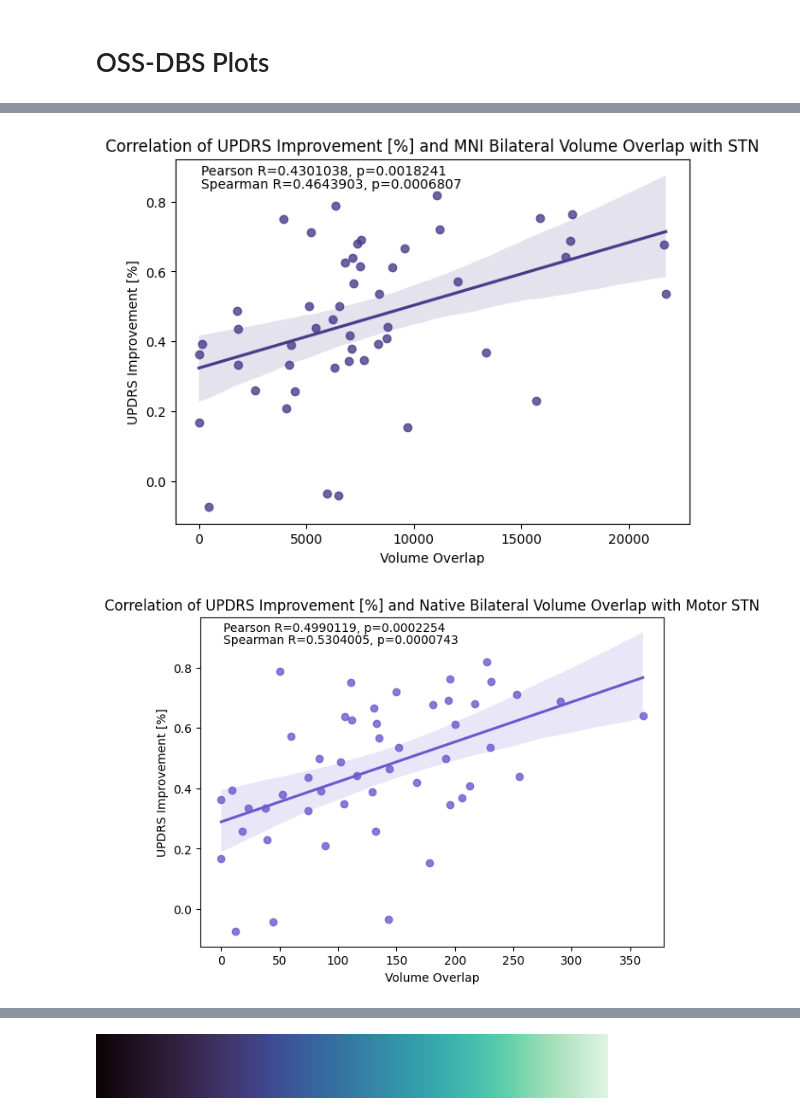
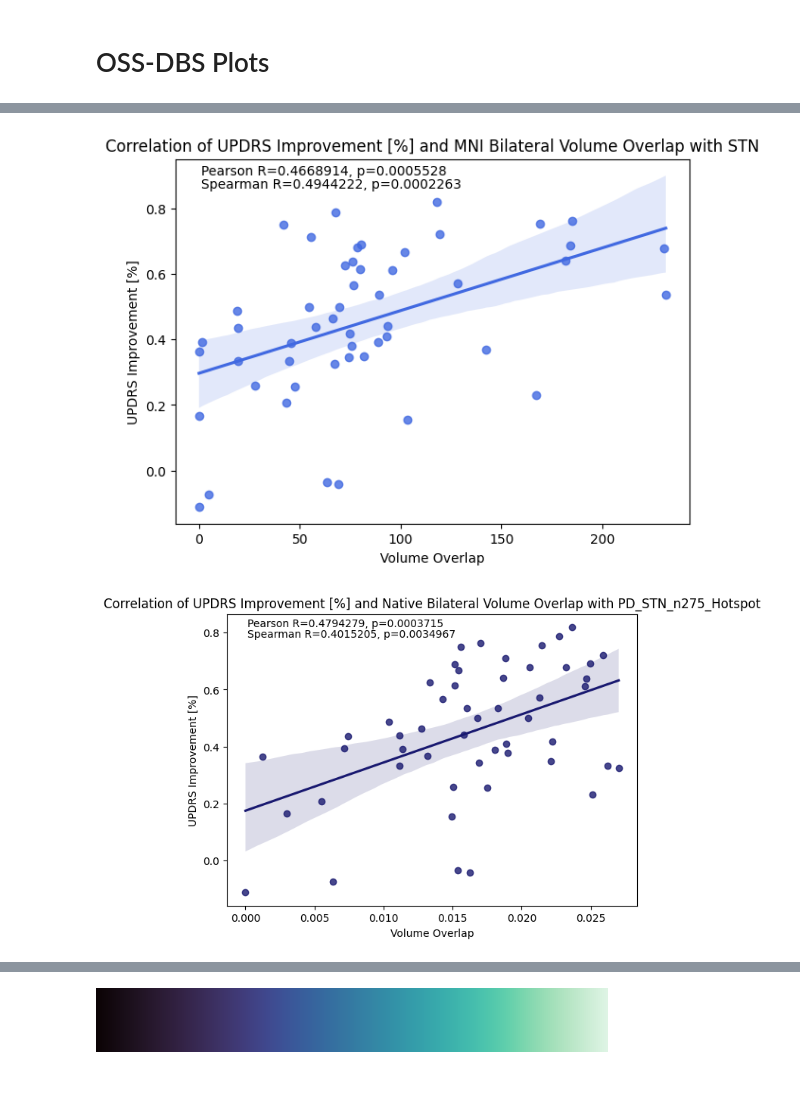
Before and after one commit to jpijar/BWH_MGH, a Jupyter notebook: Berlin51.ipynb, the cells around one changed output, grey strips where cells are left out. Cells and saved outputs as stored; diff of their text form; code cells hidden in the pictures; blank space fills up the shorter version.

Commit message:
Volume Overlaps

```diff
--- a/Berlin51.ipynb
+++ b/Berlin51.ipynb
@@ -316,47 +190,29 @@ Passing `palette` without assigning `hue` is deprecated and will be removed in v
-# %%
-#get r and p values for overlaps
-def r_p(vol_overlap_col):
-    df = pd.read_csv('/Volumes/Cingulate/Native&MNI_Overlaps/Berlin51/OSS-DBS_Berlin51_Overlap.csv')
-    pearson_r, pearson_p = pearsonr(df['UPDRS_Improvement_Perc'],df[vol_overlap_col])
-    spearman_r, spearman_p = spearmanr(df['UPDRS_Improvement_Perc'],df[vol_overlap_col])
-    return pearson_r, pearson_p, spearman_r, spearman_p
-
-native_stn_pearson_r,native_stn_pearson_p,native_stn_spearman_r,native_stn_spearman_p = r_p('Native_STN_Bi_Volume_Overlap')
-native2mni_stn_pearson_r,native2mni_stn_pearson_p,native2mni_stn_spearman_r,native2mni_stn_spearman_p = r_p('Native2MNI_STN_Bi_Volume_Overlap')
-mni_stn_pearson_r,mni_stn_pearson_p,mni_stn_spearman_r,mni_stn_spearman_p = r_p('MNI_STN_Bi_Volume_Overlap')
-
-native_motor_stn_pearson_r,native_motor_stn_pearson_p,native_motor_stn_spearman_r,native_motor_stn_spearman_p = r_p('Native_Motor_STN_Bi_Volume_Overlap')
-native2mni_motor_stn_pearson_r,native2mni_motor_stn_pearson_p,native2mni_motor_stn_spearman_r,native2mni_motor_stn_spearman_p = r_p('Native2MNI_Motor_STN_Bi_Volume_Overlap')
-mni_motor_stn_pearson_r,mni_motor_stn_pearson_p,mni_motor_stn_spearman_r,mni_motor_stn_spearman_p = r_p('MNI_Motor_STN_Bi_Volume_Overlap')
-
-native_pd_pearson_r,native_pd_pearson_p,native_pd_spearman_r,native_pd_spearman_p = r_p('Native_PD_STN_n275_Hotspot_Bi_Volume_Overlap')
-native2mni_pd_pearson_r,native2mni_pd_pearson_p,native2mni_pd_spearman_r,native2mni_pd_spearman_p = r_p('Native2MNI_PD_STN_n275_Hotspot_Bi_Volume_Overlap')
-mni_pd_pearson_r,mni_pd_pearson_p,mni_pd_spearman_r,mni_pd_spearman_p = r_p('MNI_PD_STN_n275_Hotspot_Bi_Volume_Overlap')
 # %%
-#correlation plots
+#oss-dbs
+df = pd.read_csv('/Volumes/Cingulate/NativeMNI_Overlaps/Berlin51/CSV/OSS-DBS_Berlin51_Overlap copy.csv')
+regions = ['STN','PD_STN_n275_Hotspot']
+
+def r_p(vol_overlap_col):
+    pearson_r, pearson_p = pearsonr(df['UPDRS_Improvement_Perc'],df[vol_overlap_col])
+    spearman_r, spearman_p = spearmanr(df['UPDRS_Improvement_Perc'],df[vol_overlap_col])
+    return pearson_r, pearson_p, spearman_r, spearman_p
+
 def plot_analysis(x_data, title, pearson_r_val, pearson_p_val, spearman_r_val, spearman_p_val, color,path):
     plt.figure(figsize=(7, 5))
     ax = sns.regplot(x=x_data, y=df['UPDRS_Improvement_Perc'], color=color)
     plt.title(title)
     plt.xlabel('Volume Overlap')
     plt.ylabel('UPDRS Improvement [%]')
-    ax.text(0.05, 0.95, 'Pearson R={:.7f}, p={:.7f}'.format(pearson_r_val, pearson_p_val),
-            transform=ax.transAxes, verticalalignment='bottom')
-    ax.text(0.05, 0.95, 'Spearman R={:.7f}, p={:.7f}'.format(spearman_r_val, spearman_p_val),
-            transform=ax.transAxes, verticalalignment='top')
+    ax.text(0.05, 0.95, 'Pearson R={:.7f}, p={:.7f}'.format(pearson_r_val, pearson_p_val),transform=ax.transAxes, verticalalignment='bottom')
+    ax.text(0.05, 0.95, 'Spearman R={:.7f}, p={:.7f}'.format(spearman_r_val, spearman_p_val),transform=ax.transAxes, verticalalignment='top')
     plt.savefig(path)
     plt.show()
 
-df = pd.read_csv('/Volumes/Cingulate/Native&MNI_Overlaps/Berlin51/OSS-DBS_Berlin51_Overlap.csv')
-plot_analysis(df['Native_STN_Bi_Volume_Overlap'],'Correlation of UPDRS Improvement [%] and Native Bilateral Volume Overlap with STN',native_stn_pearson_r,native_stn_pearson_p,native_stn_spearman_r,native_stn_spearman_p,'midnightblue','/Volumes/Cingulate/Native&MNI_Overlaps/Berlin51/Figures/OSS-DBS/Native Bilateral Volume Overlap with STN.png')
-plot_analysis(df['Native2MNI_STN_Bi_Volume_Overlap'],'Correlation of UPDRS Improvement [%] and Native2MNI Bilateral Volume Overlap with STN',native2mni_stn_pearson_r,native2mni_stn_pearson_p,native2mni_stn_spearman_r,native2mni_stn_spearman_p,'navy','/Volumes/Cingulate/Native&MNI_Overlaps/Berlin51/Figures/OSS-DBS/Native2MNI Bilateral Volume Overlap with STN.png')
-plot_analysis(df['MNI_STN_Bi_Volume_Overlap'],'Correlation of UPDRS Improvement [%] and MNI Bilateral Volume Overlap with STN',mni_stn_pearson_r,mni_stn_pearson_p,mni_stn_spearman_r,mni_stn_spearman_p,'darkslateblue','/Volumes/Cingulate/Native&MNI_Overlaps/Berlin51/Figures/OSS-DBS/MNI Bilateral Volume Overlap with STN.png')
-
-plot_analysis(df['Native_Motor_STN_Bi_Volume_Overlap'],'Correlation of UPDRS Improvement [%] and Native Bilateral Volume Overlap with Motor STN',native_motor_stn_pearson_r,native_motor_stn_pearson_p,native_motor_stn_spearman_r,native_motor_stn_spearman_p,'slateblue','/Volumes/Cingulate/Native&MNI_Overlaps/Berlin51/Figures/OSS-DBS/Native Bilateral Volume Overlap with Motor STN.png')
-plot_analysis(df['Native2MNI_Motor_STN_Bi_Volume_Overlap'],'Correlation of UPDRS Improvement [%] and Native2MNI Bilateral Volume Overlap with Motor STN',native2mni_motor_stn_pearson_r,native2mni_motor_stn_pearson_p,native2mni_motor_stn_spearman_r,native2mni_motor_stn_spearman_p,'royalblue','/Volumes/Cingulate/Native&MNI_Overlaps/Berlin51/Figures/OSS-DBS/Native2MNI Bilateral Volume Overlap with Motor STN.png')
-plot_analysis(df['MNI_Motor_STN_Bi_Volume_Overlap'],'Correlation of UPDRS Improvement [%] and MNI Bilateral Volume Overlap with Motor STN',mni_motor_stn_pearson_r,mni_motor_stn_pearson_p,mni_motor_stn_spearman_r,mni_motor_stn_spearman_p,'mediumblue','/Volumes/Cingulate/Native&MNI_Overlaps/Berlin51/Figures/OSS-DBS/MNI Bilateral Volume Overlap with Motor STN.png')
-
-plot_analysis(df['Native_PD_STN_n275_Hotspot_Bi_Volume_Overlap'],'Correlation of UPDRS Improvement [%] and Native Bilateral Volume Overlap with TOR-PSM Sweetspot (Elias 2020)',native_pd_pearson_r,native_pd_pearson_p,native_pd_spearman_r,native_pd_spearman_p,'cadetblue','/Volumes/Cingulate/Native&MNI_Overlaps/Berlin51/Figures/OSS-DBS/Native Bilateral Volume Overlap with TOR-PSM Sweetspot (Elias 2020).png')
-plot_analysis(df['Native2MNI_PD_STN_n275_Hotspot_Bi_Volume_Overlap'],'Correlation of UPDRS Improvement [%] and Native2MNI Bilateral Volume Overlap with TOR-PSM Sweetspot (Elias 2020)',native2mni_pd_pearson_r,native2mni_pd_pearson_p,native2mni_pd_spearman_r,native2mni_pd_spearman_p,'teal','/Volumes/Cingulate/Native&MNI_Overlaps/Berlin51/Figures/OSS-DBS/Native2MNI Bilateral Volume Overlap with TOR-PSM Sweetspot (Elias 2020).png')
-plot_analysis(df['MNI_PD_STN_n275_Hotspot_Bi_Volume_Overlap'],'Correlation of UPDRS Improvement [%] and MNI Bilateral Volume Overlap with TOR-PSM Sweetspot (Elias 2020)',mni_pd_pearson_r,mni_pd_pearson_p,mni_pd_spearman_r,mni_pd_spearman_p,'seagreen','/Volumes/Cingulate/Native&MNI_Overlaps/Berlin51/Figures/OSS-DBS/MNI Bilateral Volume Overlap with TOR-PSM Sweetspot (Elias 2020).png')
+for r in regions:
+    native_pearson_r,native_pearson_p,native_spearman_r,native_spearman_p = r_p(f'Native_{r}_Bi_Volume_Overlap_MM')
+    native2mni_pearson_r,native2mni_pearson_p,native2mni_spearman_r,native2mni_spearman_p = r_p(f'Native2MNI_{r}_Bi_Volume_Overlap_MM')
+    mni_pearson_r,mni_pearson_p,mni_spearman_r,mni_spearman_p = r_p(f'MNI_{r}_Bi_Volume_Overlap_MM')
+    plot_analysis(df[f'Native_{r}_Bi_Volume_Overlap_MM'],f'Correlation of UPDRS Improvement [%] and Native Bilateral Volume Overlap with {r}',native_pearson_r,native_pearson_p,native_spearman_r,native_spearman_p,'midnightblue',f'/Volumes/Cingulate/NativeMNI_Overlaps/Berlin51/Figures/OSS-DBS/Native Correlation Bilateral Volume Overlap with {r}.png')
+    plot_analysis(df[f'Native2MNI_{r}_Bi_Volume_Overlap_MM'],f'Correlation of UPDRS Improvement [%] and Native2MNI Bilateral Volume Overlap with {r}',native2mni_pearson_r,native2mni_pearson_p,native2mni_spearman_r,native2mni_spearman_p,'mediumblue',f'/Volumes/Cingulate/NativeMNI_Overlaps/Berlin51/Figures/OSS-DBS/Native2MNI Correlation Bilateral Volume Overlap with {r}.png')
+    plot_analysis(df[f'MNI_{r}_Bi_Volume_Overlap_MM'],f'Correlation of UPDRS Improvement [%] and MNI Bilateral Volume Overlap with {r}',mni_pearson_r,mni_pearson_p,mni_spearman_r,mni_spearman_p,'royalblue',f'/Volumes/Cingulate/NativeMNI_Overlaps/Berlin51/Figures/OSS-DBS/MNI Correlation Bilateral Volume Overlap with {r}.png')
 # %% [output]
@@ -365,2 +221,2 @@ plot_analysis(df['MNI_PD_STN_n275_Hotspot_Bi_Volume_Overlap'],'Correlation of UP
-[figure, old version]
+[figure, new version]
-[figure, old version]
+[figure, new version]
```
Also changed, not shown: parts of 15 cells of this notebook, 1 other file.
